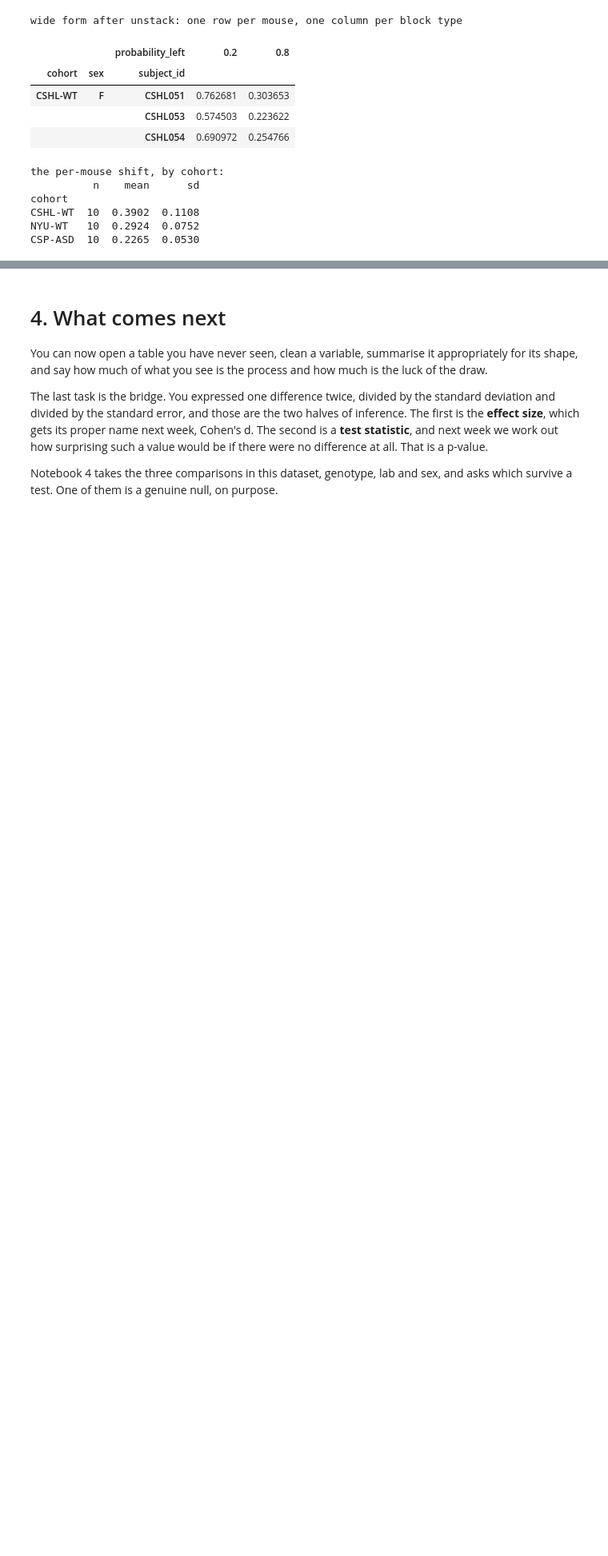
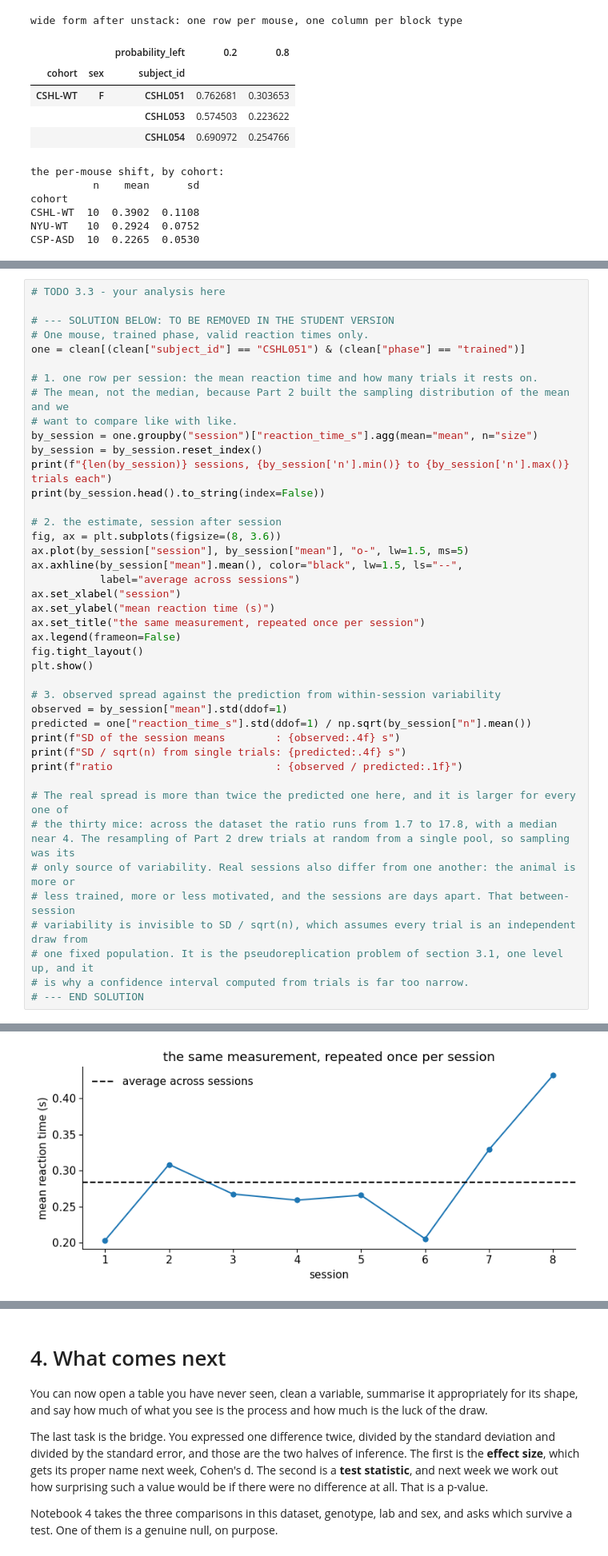
Before and after one commit to gmatteuc/QMN_course_2026, a Jupyter notebook: notebooks/03_probability_descriptive_TA.ipynb, the cells around one changed output, grey strips where cells are left out. Shown at 80% size. Cells and saved outputs as stored; diff of their text form; blank space fills up the shorter version.

```diff
--- a/notebooks/03_probability_descriptive_TA.ipynb
+++ b/notebooks/03_probability_descriptive_TA.ipynb
@@ -1742,0 +1785,43 @@ genotype (NYU-WT vs CSP-ASD)           0.066        1.013         2.266
+# %%
+# TODO 3.3 - your analysis here
+
+# --- SOLUTION BELOW: TO BE REMOVED IN THE STUDENT VERSION
+# One mouse, trained phase, valid reaction times only.
+one = clean[(clean["subject_id"] == "CSHL051") & (clean["phase"] == "trained")]
+
+# 1. one row per session: the mean reaction time and how many trials it rests on.
+# The mean, not the median, because Part 2 built the sampling distribution of the mean and we
+# want to compare like with like.
+by_session = one.groupby("session")["reaction_time_s"].agg(mean="mean", n="size")
+by_session = by_session.reset_index()
+print(f"{len(by_session)} sessions, {by_session['n'].min()} to {by_session['n'].max()} trials each")
+print(by_session.head().to_string(index=False))
+
+# 2. the estimate, session after session
+fig, ax = plt.subplots(figsize=(8, 3.6))
+ax.plot(by_session["session"], by_session["mean"], "o-", lw=1.5, ms=5)
+ax.axhline(by_session["mean"].mean(), color="black", lw=1.5, ls="--",
+           label="average across sessions")
+ax.set_xlabel("session")
+ax.set_ylabel("mean reaction time (s)")
+ax.set_title("the same measurement, repeated once per session")
+ax.legend(frameon=False)
+fig.tight_layout()
+plt.show()
+
+# 3. observed spread against the prediction from within-session variability
+observed = by_session["mean"].std(ddof=1)
+predicted = one["reaction_time_s"].std(ddof=1) / np.sqrt(by_session["n"].mean())
+print(f"SD of the session means        : {observed:.4f} s")
+print(f"SD / sqrt(n) from single trials: {predicted:.4f} s")
+print(f"ratio                          : {observed / predicted:.1f}")
+
+# The real spread is more than twice the predicted one here, and it is larger for every one of
+# the thirty mice: across the dataset the ratio runs from 1.7 to 17.8, with a median near 4. The resampling of Part 2 drew trials at random from a single pool, so sampling was its
+# only source of variability. Real sessions also differ from one another: the animal is more or
+# less trained, more or less motivated, and the sessions are days apart. That between-session
+# variability is invisible to SD / sqrt(n), which assumes every trial is an independent draw from
+# one fixed population. It is the pseudoreplication problem of section 3.1, one level up, and it
+# is why a confidence interval computed from trials is far too narrow.
+# --- END SOLUTION
+# %% [output]
@@ -1742,0 +1835 @@ genotype (NYU-WT vs CSP-ASD)           0.066        1.013         2.266
+[figure, added]
```
Also changed, not shown: parts of 18 cells of this notebook, 2 other files.
